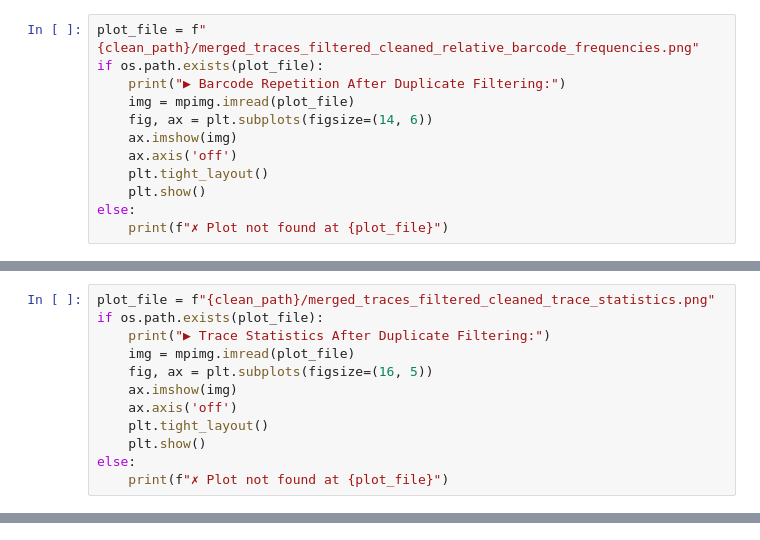
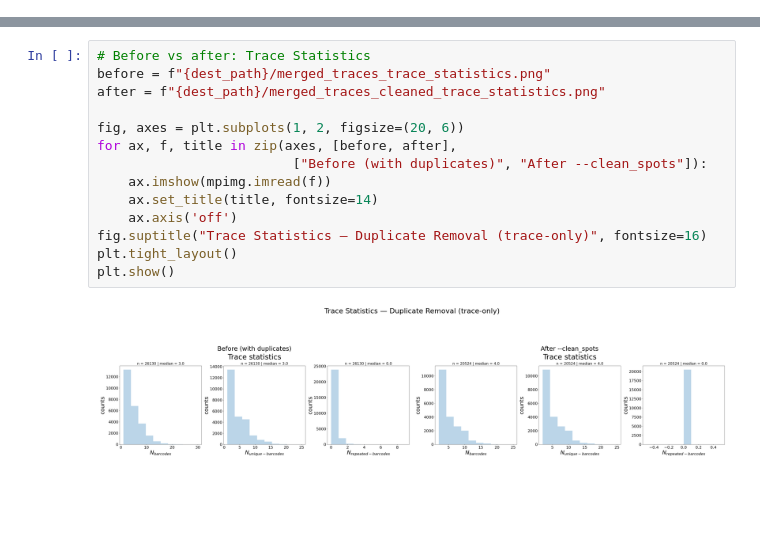
Before and after one commit to pyHi-M/traceratops, a Jupyter notebook: docs/source/tutorials/tutorial_04_filter_duplicates.ipynb, the cells around one changed output, grey strips where cells are left out. Drawn from its saved outputs; the diff is of its cells as text; blank space fills up the shorter version.

```diff
--- a/docs/source/tutorials/tutorial_04_filter_duplicates.ipynb
+++ b/docs/source/tutorials/tutorial_04_filter_duplicates.ipynb
@@ -96,12 +78,0 @@ Finished execution
-# %%
-plot_file = f"{clean_path}/merged_traces_filtered_cleaned_relative_barcode_frequencies.png"
-if os.path.exists(plot_file):
-    print("▶ Barcode Repetition After Duplicate Filtering:")
-    img = mpimg.imread(plot_file)
-    fig, ax = plt.subplots(figsize=(14, 6))
-    ax.imshow(img)
-    ax.axis('off')
-    plt.tight_layout()
-    plt.show()
-else:
-    print(f"✗ Plot not found at {plot_file}")
@@ -113,12 +78,0 @@ else:
-# %%
-plot_file = f"{clean_path}/merged_traces_filtered_cleaned_trace_statistics.png"
-if os.path.exists(plot_file):
-    print("▶ Trace Statistics After Duplicate Filtering:")
-    img = mpimg.imread(plot_file)
-    fig, ax = plt.subplots(figsize=(16, 5))
-    ax.imshow(img)
-    ax.axis('off')
-    plt.tight_layout()
-    plt.show()
-else:
-    print(f"✗ Plot not found at {plot_file}")
@@ -145,0 +97,16 @@ The `--clean_spots` flag removes:
+# %%
+# Before vs after: Trace Statistics
+before = f"{dest_path}/merged_traces_trace_statistics.png"
+after = f"{dest_path}/merged_traces_cleaned_trace_statistics.png"
+
+fig, axes = plt.subplots(1, 2, figsize=(20, 6))
+for ax, f, title in zip(axes, [before, after],
+                         ["Before (with duplicates)", "After --clean_spots"]):
+    ax.imshow(mpimg.imread(f))
+    ax.set_title(title, fontsize=14)
+    ax.axis('off')
+fig.suptitle("Trace Statistics — Duplicate Removal (trace-only)", fontsize=16)
+plt.tight_layout()
+plt.show()
+# %% [output]
+[figure, added]
```
Also changed, not shown: parts of 31 cells of this notebook, 1 other file.
